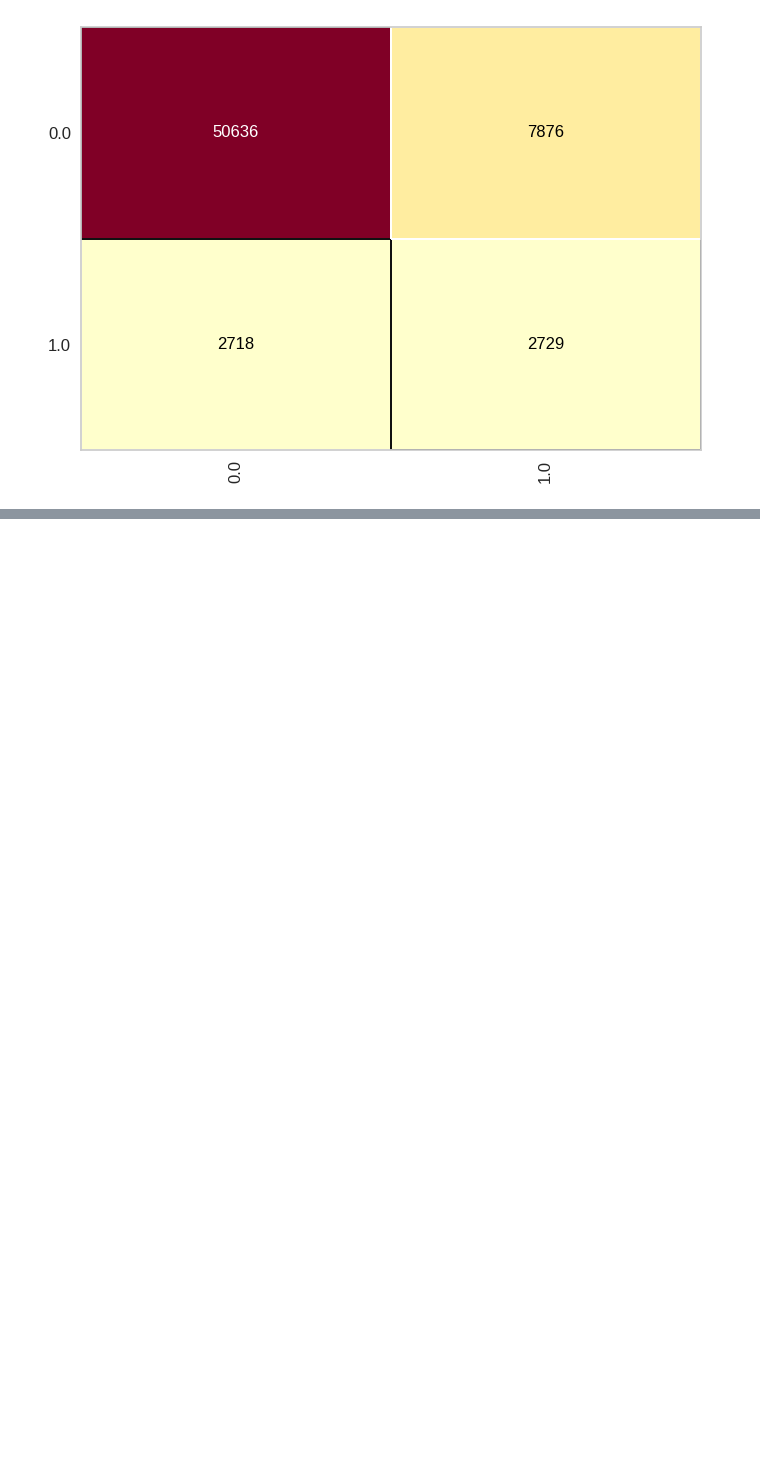
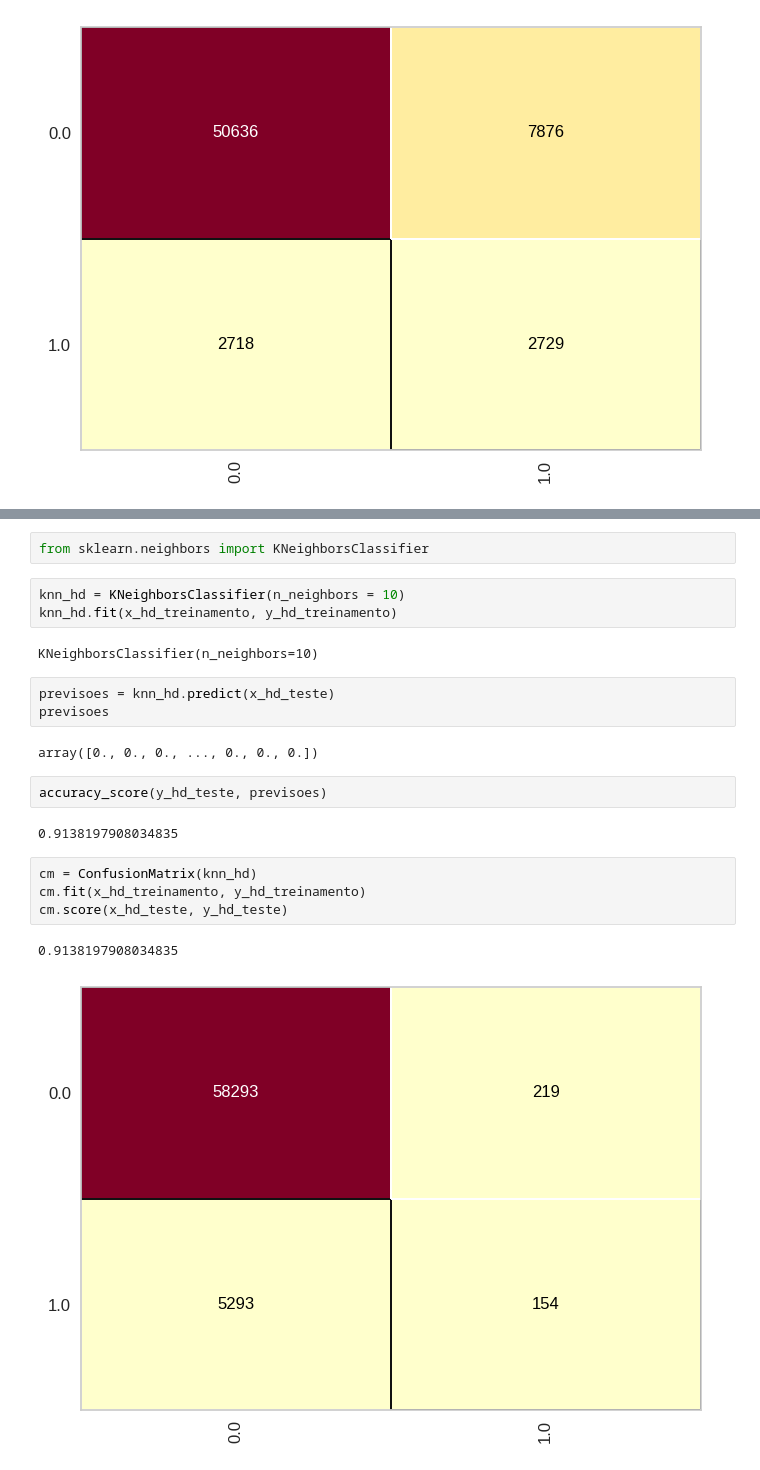
Before and after one commit to samueljos3/ProjetoHeartDisease, a Jupyter notebook: MachineLearning_HeartDisease.ipynb, the cells around one changed output, grey strips where cells are left out. Drawn from its saved outputs; the diff is of its cells as text; blank space fills up the shorter version.

```diff
--- a/MachineLearning_HeartDisease.ipynb
+++ b/MachineLearning_HeartDisease.ipynb
@@ -188,0 +214,23 @@ plt.show()
+# %%
+from sklearn.neighbors import KNeighborsClassifier
+# %%
+knn_hd = KNeighborsClassifier(n_neighbors = 10)
+knn_hd.fit(x_hd_treinamento, y_hd_treinamento)
+# %% [output]
+KNeighborsClassifier(n_neighbors=10)
+# %%
+previsoes = knn_hd.predict(x_hd_teste)
+previsoes
+# %% [output]
+array([0., 0., 0., ..., 0., 0., 0.])
+# %%
+accuracy_score(y_hd_teste, previsoes)
+# %% [output]
+0.9138197908034835
+# %%
+cm = ConfusionMatrix(knn_hd)
+cm.fit(x_hd_treinamento, y_hd_treinamento)
+cm.score(x_hd_teste, y_hd_teste)
+# %% [output]
+0.9138197908034835
+[figure, added]
```
Also changed, not shown: parts of 11 cells of this notebook.
